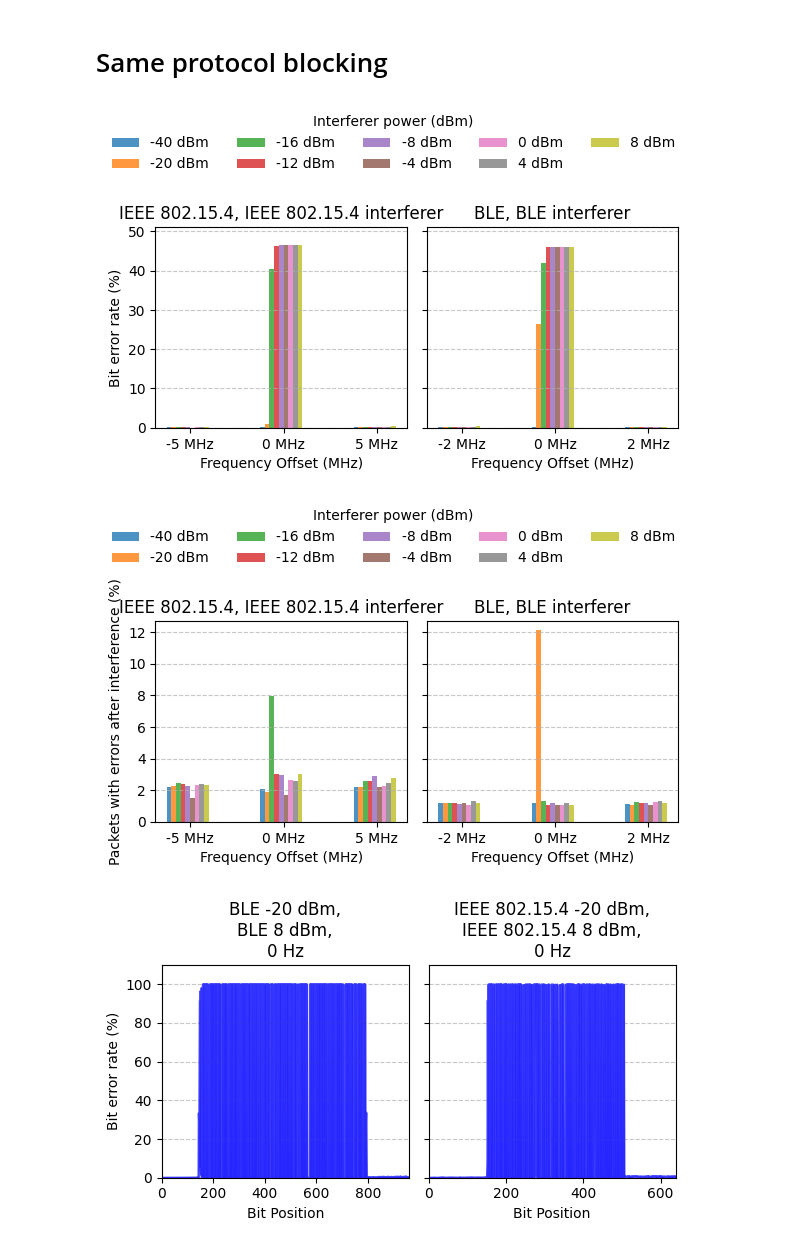
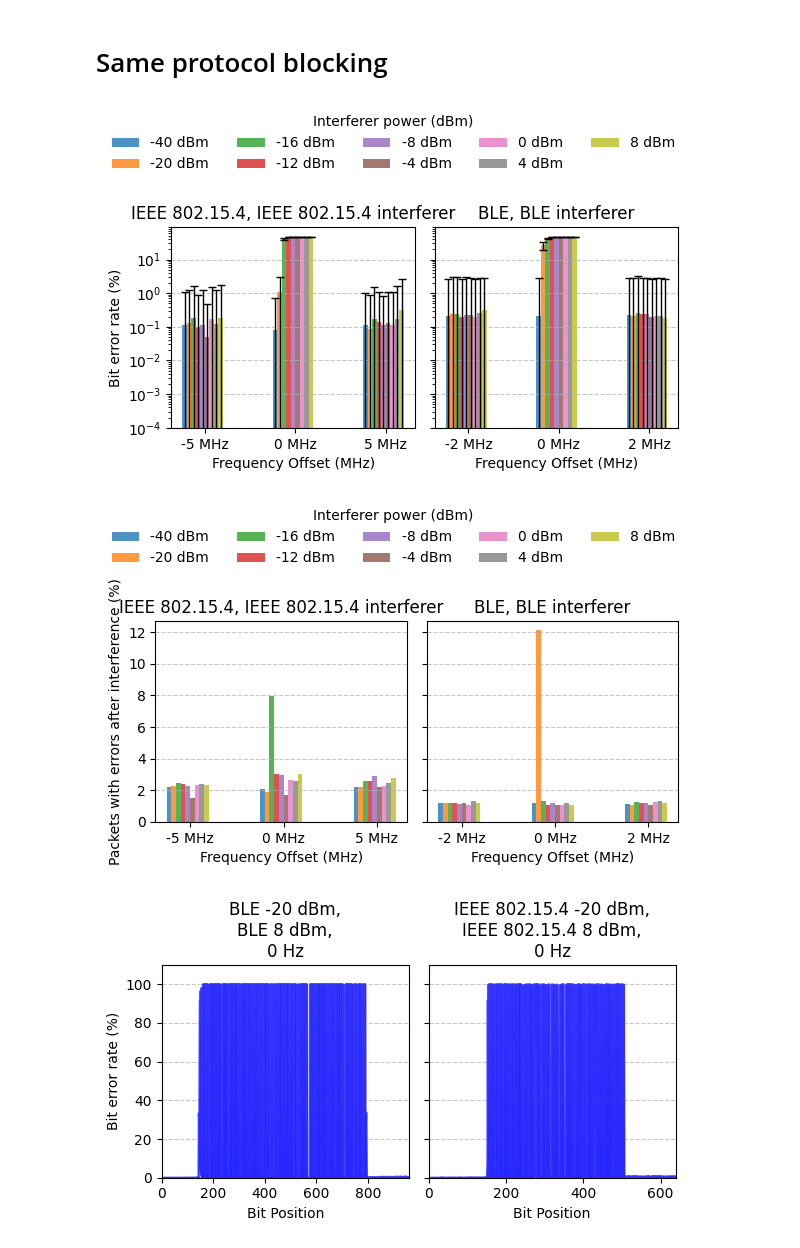
Before and after one commit to SDMote/badillosanjuan25experimental, a Jupyter notebook: python_scripts/data_analysis.ipynb, the cells around one changed output. Drawn from its saved outputs; the diff is of its cells as text; code cells hidden in the pictures.

Commit message:
add standard deviation to plots

```diff
--- a/python_scripts/data_analysis.ipynb
+++ b/python_scripts/data_analysis.ipynb
@@ -177,18 +177,16 @@ def add_bit_errors_to_files_dict(files_dict, folder="experiment_data", reference
 
             # Compute the average BER only within the blocking interval
             avg_ber = np.mean(np.array(BER_list_per_packet))
-            # bit_error_sum = sum(bit_error_distribution_cumulative[start_blocking_bit:end_blocking_bit])
-            # avg_ber = (bit_error_sum / (total_packets * blocked_bits))
+            std_ber = np.std(np.array(BER_list_per_packet))
 
             # Add calculated metrics to the file dictionary
             file["bit_error_distribution_cumulative"] = [
                 x / total_packets * 100 for x in bit_error_distribution_cumulative
             ]
-            file["ber_avg"] = avg_ber * 100.
+            file["ber_avg"] = avg_ber * 100
+            file["ber_std"] = std_ber * 100
             file["avg_rssi"] = avg_rssi
-            file["packets_desynched_percentage"] = packets_desynched_percentage * 100.
-    return
-
+            file["packets_desynched_percentage"] = packets_desynched_percentage * 100
 
 
 def format_title(transmitter, blocker):
@@ -233,16 +231,18 @@ def plot_grouped_ber_with_subplots(
         group_ber_data = []
 
         for block_power in blocker_powers:
-            ber_values = []
+            avg_ber_values = []
+            std_ber_values = []
             for freq_offset in sorted_offsets:
                 power_files = [
                     f for f in grouped_data[freq_offset]
                     if f["block_power"] == block_power
                 ]
-                ber_values.append(power_files[0][unpack_value] if power_files else np.nan)
+                avg_ber_values.append(power_files[0][unpack_value] if power_files else np.nan)
+                std_ber_values.append(power_files[0]["ber_std"] if power_files else np.nan)
 
-            group_ber_data.append((block_power, ber_values))
-            max_y_value = max(max_y_value, *ber_values)
+            group_ber_data.append((block_power, avg_ber_values, std_ber_values))
+            max_y_value = max(max_y_value, *avg_ber_values)
 
         ber_data_by_group[transmitter_blocker_group] = (sorted_offsets, blocker_powers, group_ber_data)
 
@@ -258,16 +258,31 @@ def plot_grouped_ber_with_subplots(
         x_positions = np.arange(len(sorted_offsets))
         colours = plt.cm.tab10(np.tile(np.linspace(0, 1, 10), len(blocker_powers) // 10 + 1)[:len(blocker_powers)])
 
-        for idx, (block_power, ber_values) in enumerate(group_ber_data):
+        for idx, (block_power, avg_ber_values, std_ber_values) in enumerate(group_ber_data):
             bar_positions = x_positions + (idx - len(blocker_powers) / 2) * bar_width
+            # Plot bars
             ax.bar(
                 bar_positions,
-                ber_values,
+                avg_ber_values,
                 width=bar_width,
                 color=colours[idx],
                 label=f"{block_power} dBm",
                 alpha=0.8,
             )
+            if unpack_value == "ber_avg":
+                # Plot standard deviations
+                # Add standard deviation error bars
+                ax.errorbar(
+                    bar_positions,
+                    avg_ber_values,
+                    yerr=std_ber_values,
+                    fmt="none",  # No marker, just error bars
+                    capsize=3,  # Size of error bar caps
+                    color="black",  # Error bar color
+                    elinewidth=1,  # Error bar line width
+                )
+
+
 
         transmitter, blocker = transmitter_blocker_group.split("_")
         transmitter, blocker = format_title(transmitter, blocker)
@@ -415,25 +430,25 @@ add_bit_errors_to_files_dict(files_dict_same, filename, reference_folder="refere
 # %%
 plot_grouped_ber_with_subplots(files_dict_same,
                                bar_width=0.05,
                                figsize=(6,3.8),
-                               log_scale=False,
+                               log_scale=True,
                                saveas="BER_plot_same.pdf",
                                max_legend_col=5,
                                legend_vskip=0.78,
                                plot_BER=True)
 
 plot_grouped_ber_with_subplots(files_dict_same,
                                bar_width=0.05,
                                figsize=(6,3.8),
                                log_scale=True,
                                max_legend_col=5,
                                legend_vskip=0.78,
                                plot_BER=False,
                                ylabel="Packets with errors after interference (%)",
                                unpack_value="packets_desynched_percentage",
                                saveas="sync_plot_same.pdf")
 # %% [output]
-[figure, old version]
+[figure, new version]
 [figure]
 # %%
 # Example: Plot for an array of files
```
Also changed, not shown: parts of 1 cell of this notebook.
